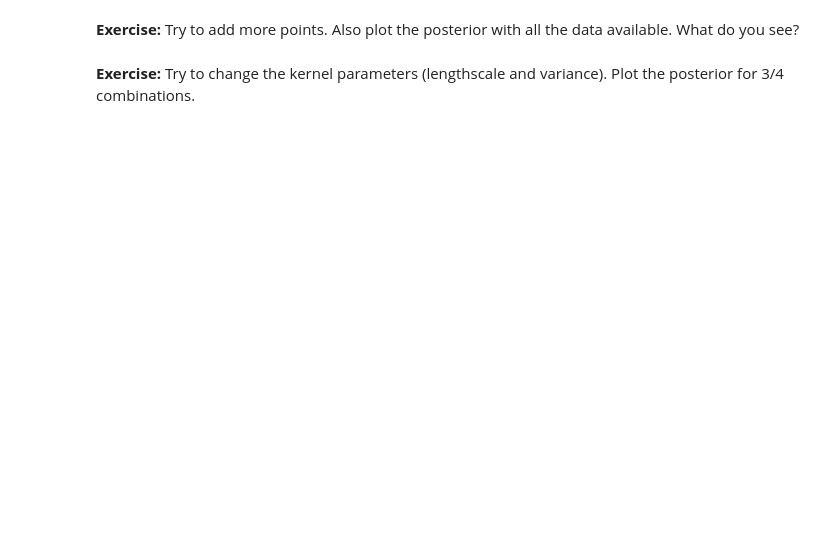
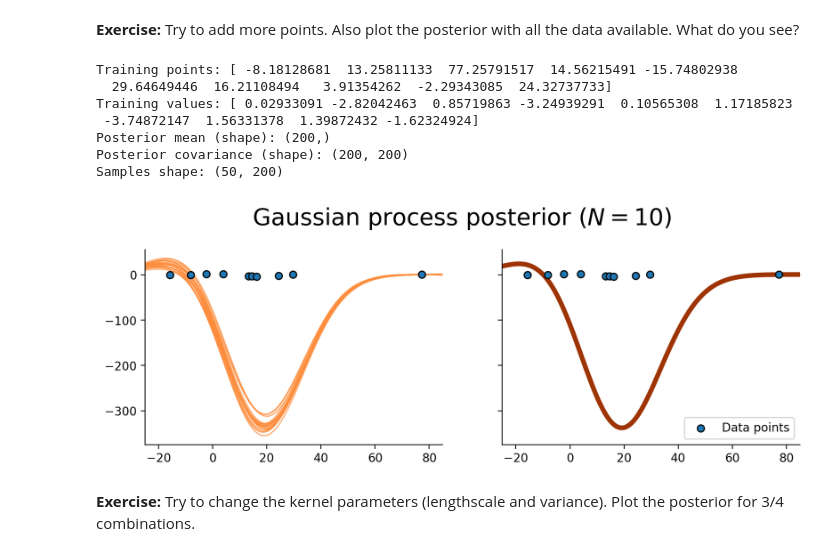
Before and after one commit to annalithell/asi-labs, a Jupyter notebook: lab_week3/Gaussian_Process_Regression.ipynb, the cells around one changed output. Cells and saved outputs as stored; diff of their text form; code cells hidden in the pictures; blank space fills up the shorter version.

```diff
--- a/lab_week3/Gaussian_Process_Regression.ipynb
+++ b/lab_week3/Gaussian_Process_Regression.ipynb
@@ -405,23 +422,44 @@ plt.show()
 **Exercise:**
 Try to add more points. Also plot the posterior with all the data available. What do you see?
 # %%
+np.random.seed(14)
+
+idx = np.random.permutation(len(X))[:10]
+
+Xtr = X[idx]
+ytr = y[idx]
+
+print(f"Training points: {Xtr.flatten()}")
+print(f"Training values: {ytr.flatten()}")
+
+f_mean, f_cov = predict_f_posterior(params, rbf_kernel, Xtr, ytr, Xt)
+print(f"Posterior mean (shape): {f_mean.shape}")
+print(f"Posterior covariance (shape): {f_cov.shape}")
+
 np.random.seed(0)
-
-# @@ COMPLETE @@
-# Xtr, ytr =
-# f_mean, f_cov =
-# samples =
+n_samples = 50
+samples = np.random.multivariate_normal(f_mean.flatten(), f_cov, size=n_samples)
+print(f"Samples shape: {samples.shape}")
 
 fig, (ax0, ax1) = plt.subplots(1, 2, figsize=[10, 3], sharey=True)
 
 plot_samples(Xt, samples, palette="Oranges", ax=ax0)
-plot_data(X, y, ax0)
+plot_data(Xtr, ytr, ax0)
 plot_gp(Xt, f_mean, f_cov, ax=ax1, palette="Oranges")
-plot_data(X, y, ax1)
-fig.suptitle(f"Posterior with N={len(Xtr)} training points", y=1.05, fontsize=20)
+plot_data(Xtr, ytr, ax1)
 ax1.legend()
+fig.suptitle(f"Gaussian process posterior ($N={len(Xtr)}$)", y=1.05, fontsize=20)
 
 plt.show()
+# %% [output]
+Training points: [ -8.18128681  13.25811133  77.25791517  14.56215491 -15.74802938
+  29.64649446  16.21108494   3.91354262  -2.29343085  24.32737733]
+Training values: [ 0.02933091 -2.82042463  0.85719863 -3.24939291  0.10565308  1.17185823
+ -3.74872147  1.56331378  1.39872432 -1.62324924]
+Posterior mean (shape): (200,)
+Posterior covariance (shape): (200, 200)
+Samples shape: (50, 200)
+[figure, added]
 # %% [markdown]
 **Exercise:**
 Try to change the kernel parameters (lengthscale and variance). Plot the posterior for 3/4 combinations.
```
Also changed, not shown: parts of 19 cells of this notebook.
